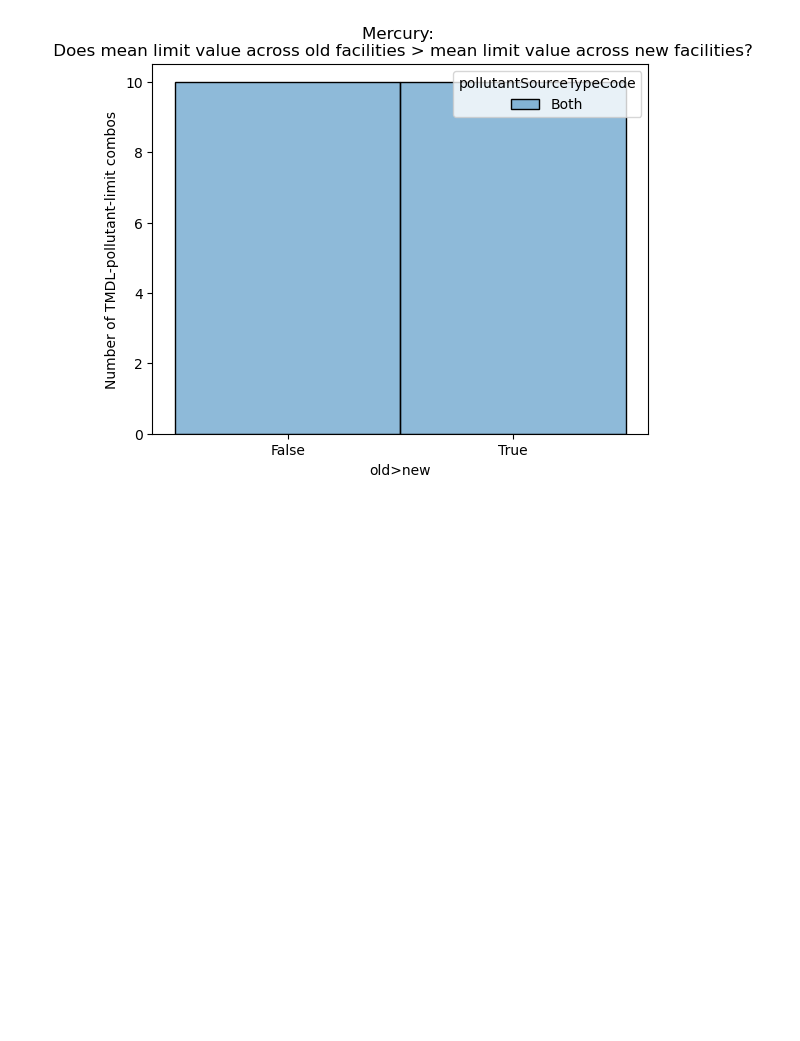
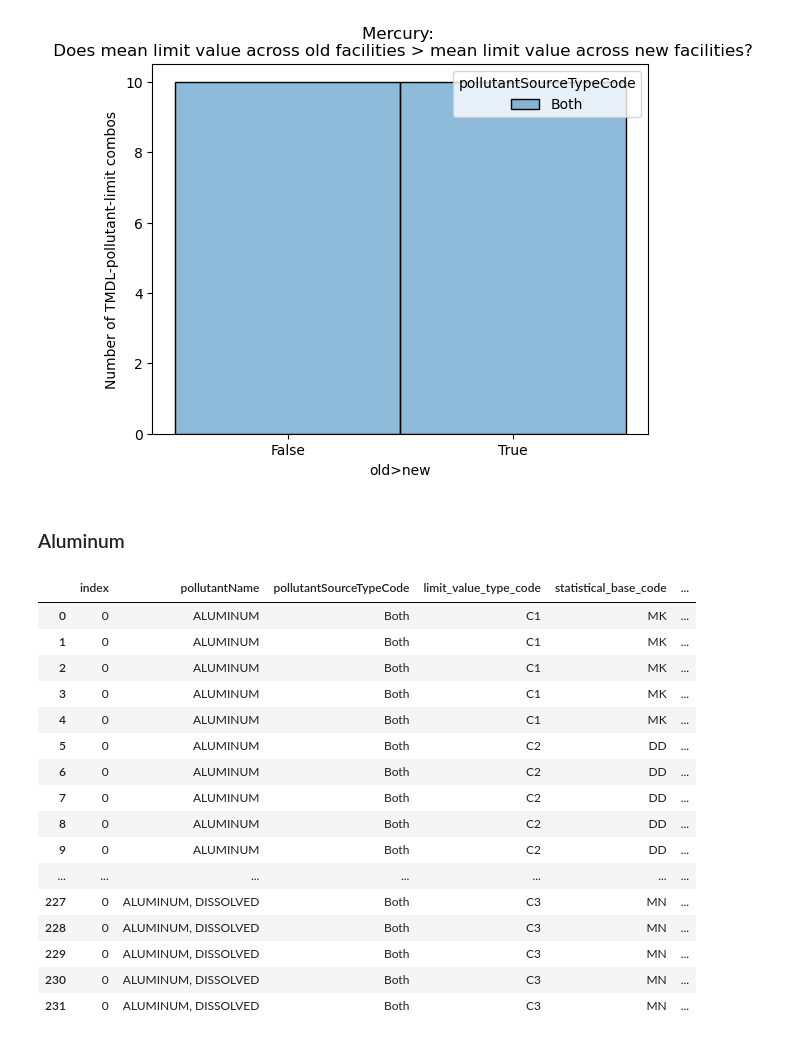
Before and after one commit to reglab/TMDLs_archived, a Jupyter notebook: exploring_grandfathering.ipynb, the cells around one changed output. Saved outputs shown, nothing was run; the diff lists cells and outputs as text; code cells hidden in the pictures; blank space fills up the shorter version.

```diff
--- a/exploring_grandfathering.ipynb
+++ b/exploring_grandfathering.ipynb
@@ -185,3 +185,28 @@ plt.ylabel('Number of TMDL-pollutant-limit combos')
 sns.histplot(data=results[['old>new', 'pollutantSourceTypeCode']], x='old>new', hue='pollutantSourceTypeCode');
 # %% [output]
 [figure]
+# %% [markdown]
+### Aluminum
+# %%
+# Merge limits with TMDLs and run difference test
+aluminum_limits_merged = merge_limits_tmdls(['ALUMINUM', 'ALUMINUM, DISSOLVED'], 'aluminum_dmrs.csv', permit_data, tmdls_merged)
+results = test_facility_limit_diffs(aluminum_limits_merged)
+results
+# %% [output]
+|  | index | pollutantName | pollutantSourceTypeCode | limit_value_type_code | statistical_base_code | ... |
+| 0 | 0 | ALUMINUM | Both | C1 | MK | ... |
+| 1 | 0 | ALUMINUM | Both | C1 | MK | ... |
+| 2 | 0 | ALUMINUM | Both | C1 | MK | ... |
+| 3 | 0 | ALUMINUM | Both | C1 | MK | ... |
+| 4 | 0 | ALUMINUM | Both | C1 | MK | ... |
+| 5 | 0 | ALUMINUM | Both | C2 | DD | ... |
+| 6 | 0 | ALUMINUM | Both | C2 | DD | ... |
+| 7 | 0 | ALUMINUM | Both | C2 | DD | ... |
+| 8 | 0 | ALUMINUM | Both | C2 | DD | ... |
+| 9 | 0 | ALUMINUM | Both | C2 | DD | ... |
+| ... | ... | ... | ... | ... | ... | ... |
+| 227 | 0 | ALUMINUM, DISSOLVED | Both | C3 | MN | ... |
+| 228 | 0 | ALUMINUM, DISSOLVED | Both | C3 | MN | ... |
+| 229 | 0 | ALUMINUM, DISSOLVED | Both | C3 | MN | ... |
+| 230 | 0 | ALUMINUM, DISSOLVED | Both | C3 | MN | ... |
+| 231 | 0 | ALUMINUM, DISSOLVED | Both | C3 | MN | ... |
```
Also changed, not shown: parts of 5 cells of this notebook.
